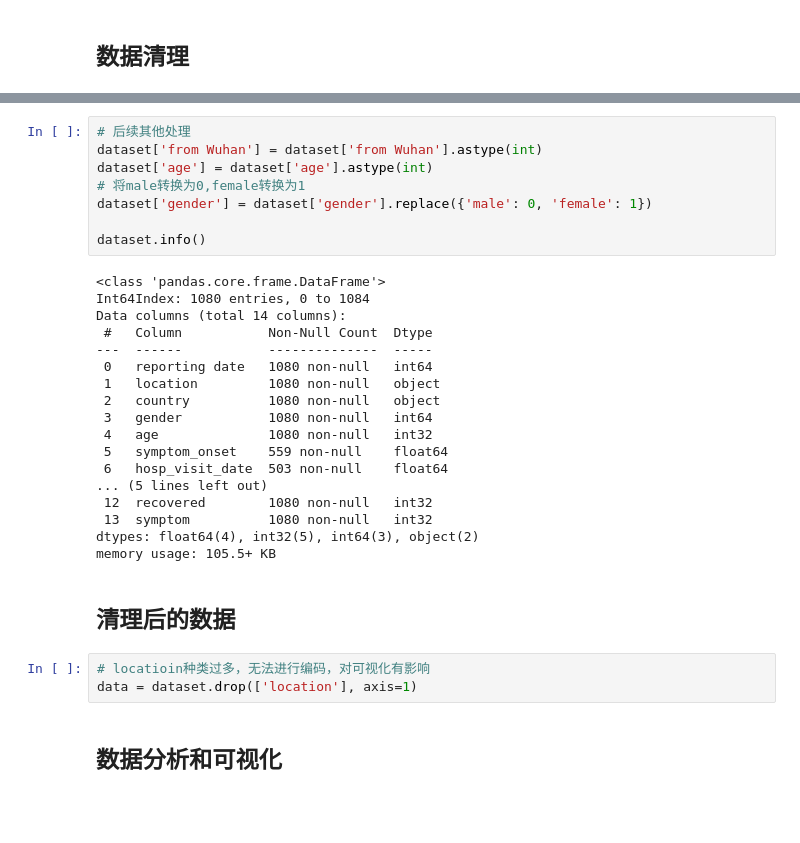
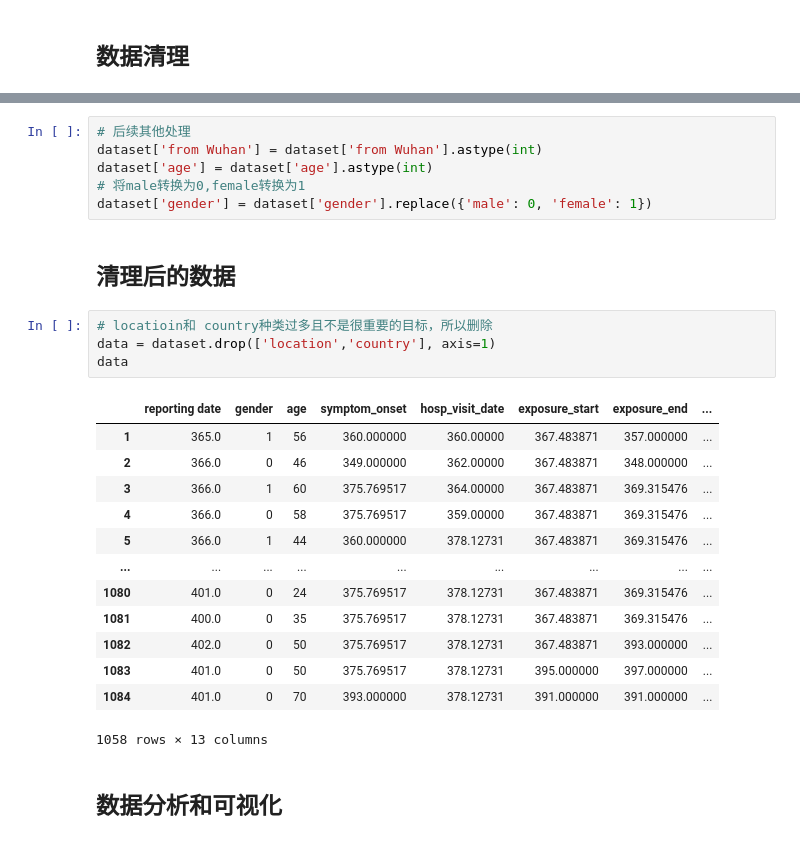
Before and after one commit to KaiyuanGONG/COVID-19-AI-Analysis, a Jupyter notebook: covid19.ipynb, the cells around one changed output, grey strips where cells are left out. Saved outputs shown, nothing was run; the diff lists cells and outputs as text; blank space fills up the shorter version.

```diff
--- a/covid19.ipynb
+++ b/covid19.ipynb
@@ -129,31 +150,26 @@ dataset['from Wuhan'] = dataset['from Wuhan'].astype(int)
 dataset['age'] = dataset['age'].astype(int)
 # 将male转换为0,female转换为1
 dataset['gender'] = dataset['gender'].replace({'male': 0, 'female': 1})
-
-dataset.info()
-# %% [output]
-<class 'pandas.core.frame.DataFrame'>
-Int64Index: 1080 entries, 0 to 1084
-Data columns (total 14 columns):
- #   Column           Non-Null Count  Dtype
----  ------           --------------  -----
- 0   reporting date   1080 non-null   int64
- 1   location         1080 non-null   object
- 2   country          1080 non-null   object
- 3   gender           1080 non-null   int64
- 4   age              1080 non-null   int32
- 5   symptom_onset    559 non-null    float64
- 6   hosp_visit_date  503 non-null    float64
-... (5 lines left out)
- 12  recovered        1080 non-null   int32
- 13  symptom          1080 non-null   int32
-dtypes: float64(4), int32(5), int64(3), object(2)
-memory usage: 105.5+ KB
 # %% [markdown]
 ## 清理后的数据
 # %%
-# locatioin种类过多，无法进行编码，对可视化有影响
-data = dataset.drop(['location'], axis=1)
+# locatioin和 country种类过多且不是很重要的目标，所以删除
+data = dataset.drop(['location','country'], axis=1)
+data
+# %% [output]
+|  | reporting date | gender | age | symptom_onset | hosp_visit_date | exposure_start | exposure_end | ... |
+| 1 | 365.0 | 1 | 56 | 360.000000 | 360.00000 | 367.483871 | 357.000000 | ... |
+| 2 | 366.0 | 0 | 46 | 349.000000 | 362.00000 | 367.483871 | 348.000000 | ... |
+| 3 | 366.0 | 1 | 60 | 375.769517 | 364.00000 | 367.483871 | 369.315476 | ... |
+| 4 | 366.0 | 0 | 58 | 375.769517 | 359.00000 | 367.483871 | 369.315476 | ... |
+| 5 | 366.0 | 1 | 44 | 360.000000 | 378.12731 | 367.483871 | 369.315476 | ... |
+| ... | ... | ... | ... | ... | ... | ... | ... | ... |
+| 1080 | 401.0 | 0 | 24 | 375.769517 | 378.12731 | 367.483871 | 369.315476 | ... |
+| 1081 | 400.0 | 0 | 35 | 375.769517 | 378.12731 | 367.483871 | 369.315476 | ... |
+| 1082 | 402.0 | 0 | 50 | 375.769517 | 378.12731 | 367.483871 | 393.000000 | ... |
+| 1083 | 401.0 | 0 | 50 | 375.769517 | 378.12731 | 395.000000 | 397.000000 | ... |
+| 1084 | 401.0 | 0 | 70 | 393.000000 | 378.12731 | 391.000000 | 391.000000 | ... |
+1058 rows × 13 columns
 # %% [markdown]
 ## 数据分析和可视化
 # %%
```
Also changed, not shown: parts of 10 cells of this notebook.
